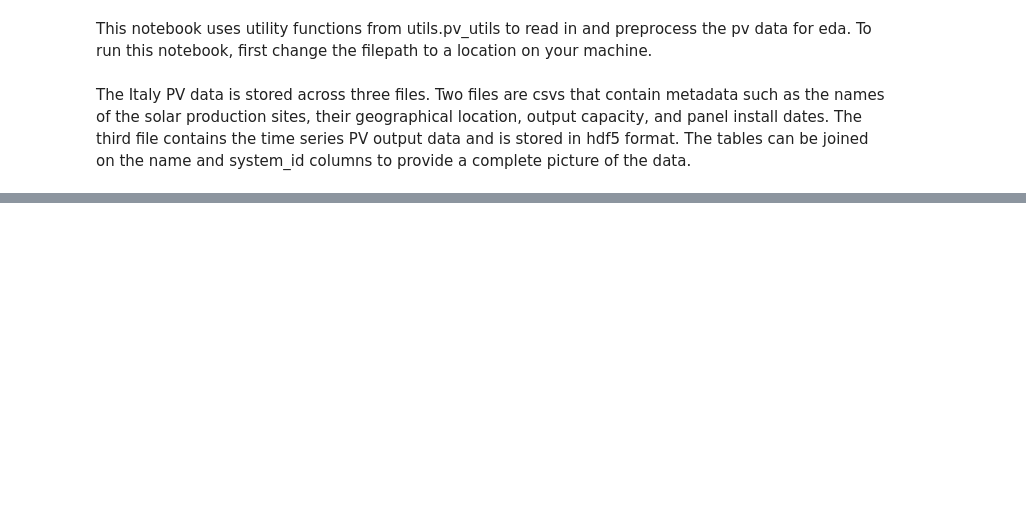
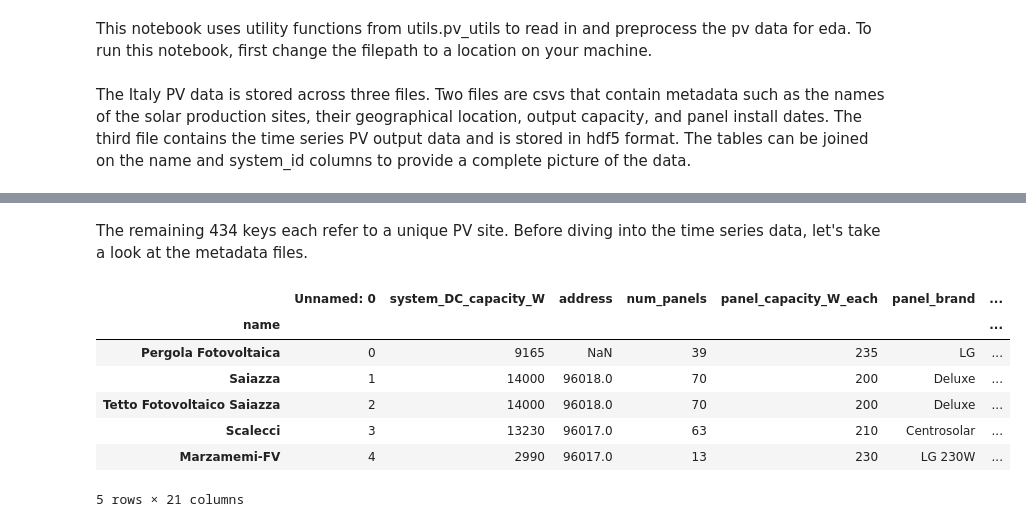
Before and after one commit to WAT-ai/open-climate-fix-project, a Jupyter notebook: eda/pv_eda.ipynb, the cells around one changed output, grey strips where cells are left out. Drawn from its saved outputs; the diff is of its cells as text; code cells hidden in the pictures; blank space fills up the shorter version.

Commit message:
added pv_utils library, more eda for pv data

```diff
--- a/eda/pv_eda.ipynb
+++ b/eda/pv_eda.ipynb
@@ -15,0 +46,13 @@ The hdf file contains 436 unique keys, mostly representing PV system IDs. There
+# %% [markdown]
+The remaining 434 keys each refer to a unique PV site. Before diving into the time series data, let's take a look at the metadata files.
+# %%
+metadata_df.head()
+# %% [output]
+|  | Unnamed: 0 | system_DC_capacity_W | address | num_panels | panel_capacity_W_each | panel_brand | ... |
+| name |  |  |  |  |  |  | ... |
+| Pergola Fotovoltaica | 0 | 9165 | NaN | 39 | 235 | LG | ... |
+| Saiazza | 1 | 14000 | 96018.0 | 70 | 200 | Deluxe | ... |
+| Tetto Fotovoltaico Saiazza | 2 | 14000 | 96018.0 | 70 | 200 | Deluxe | ... |
+| Scalecci | 3 | 13230 | 96017.0 | 63 | 210 | Centrosolar | ... |
+| Marzamemi-FV | 4 | 2990 | 96017.0 | 13 | 230 | LG 230W | ... |
+5 rows × 21 columns
```
Also changed, not shown: parts of 21 cells of this notebook, 1 other file.
